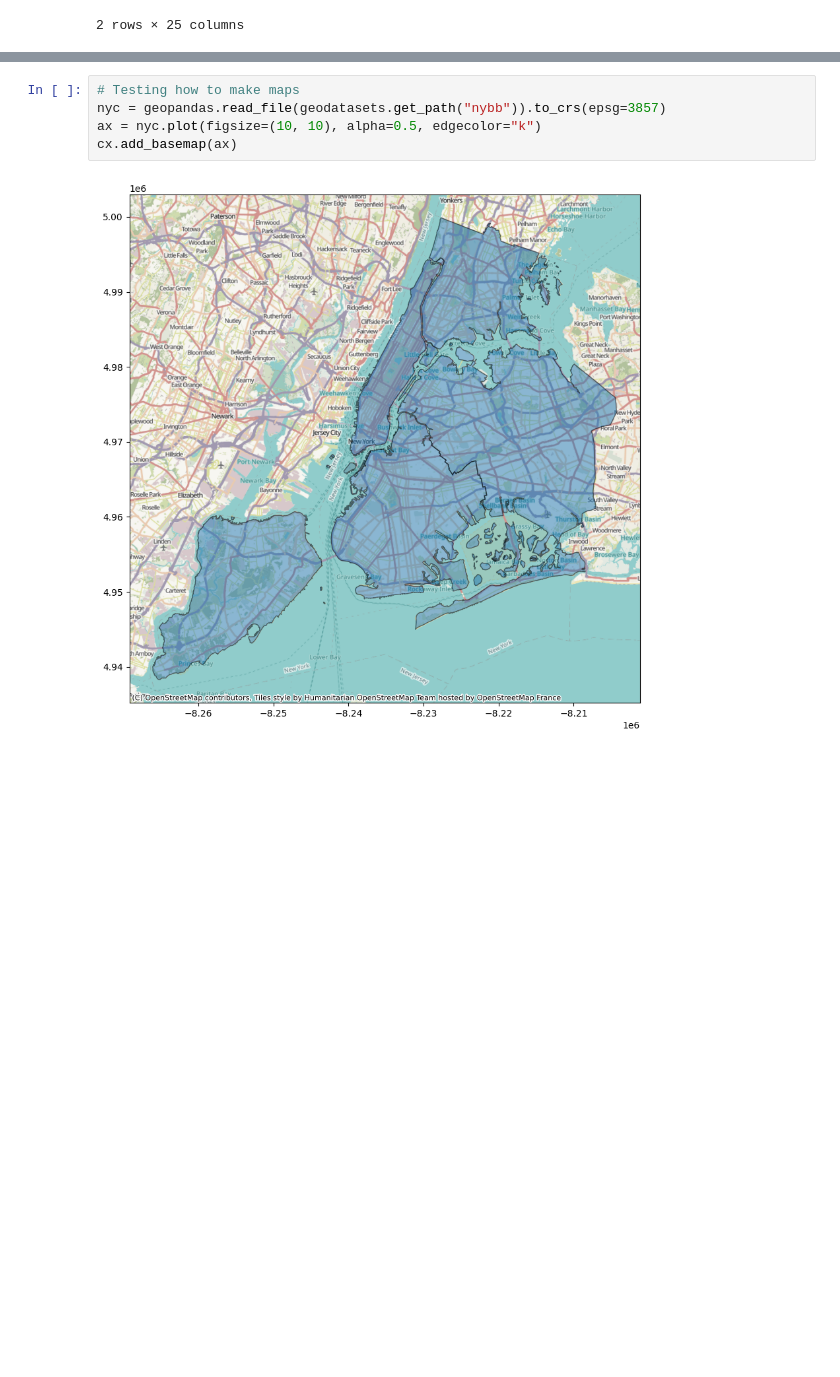
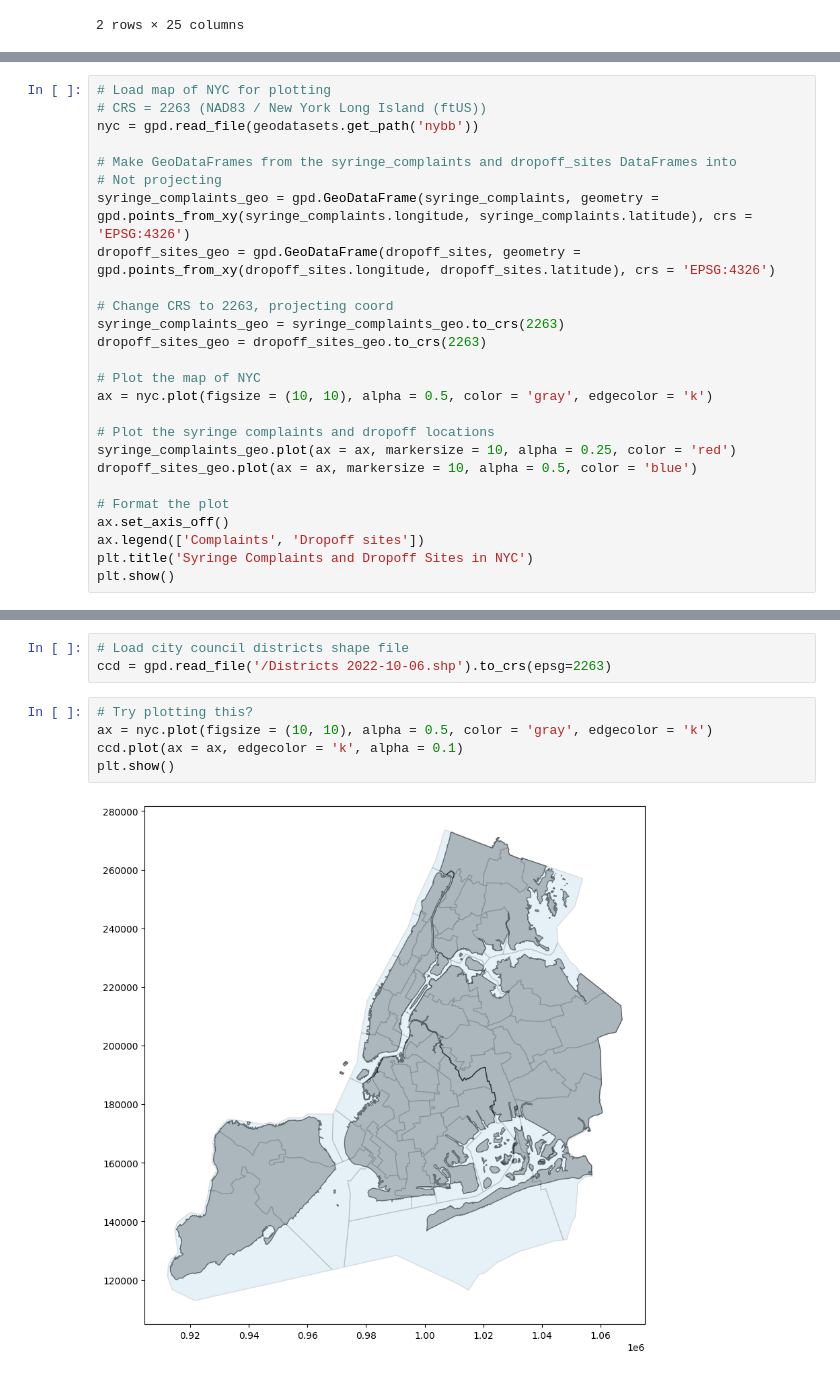
Before and after one commit to abretti/em212-applied-data-science, a Jupyter notebook: Final_Project.ipynb, the cells around one changed output, grey strips where cells are left out. Cells and saved outputs as stored; diff of their text form; blank space fills up the shorter version.

Commit message:
Improved plots

```diff
--- a/Final_Project.ipynb
+++ b/Final_Project.ipynb
@@ -121,0 +183,26 @@ dropoff_sites.head(2)
+# %%
+# Load map of NYC for plotting
+# CRS = 2263 (NAD83 / New York Long Island (ftUS))
+nyc = gpd.read_file(geodatasets.get_path('nybb'))
+
+# Make GeoDataFrames from the syringe_complaints and dropoff_sites DataFrames into
+# Not projecting
+syringe_complaints_geo = gpd.GeoDataFrame(syringe_complaints, geometry = gpd.points_from_xy(syringe_complaints.longitude, syringe_complaints.latitude), crs = 'EPSG:4326')
+dropoff_sites_geo = gpd.GeoDataFrame(dropoff_sites, geometry = gpd.points_from_xy(dropoff_sites.longitude, dropoff_sites.latitude), crs = 'EPSG:4326')
+
+# Change CRS to 2263, projecting coord
+syringe_complaints_geo = syringe_complaints_geo.to_crs(2263)
+dropoff_sites_geo = dropoff_sites_geo.to_crs(2263)
+
+# Plot the map of NYC
+ax = nyc.plot(figsize = (10, 10), alpha = 0.5, color = 'gray', edgecolor = 'k')
+
+# Plot the syringe complaints and dropoff locations
+syringe_complaints_geo.plot(ax = ax, markersize = 10, alpha = 0.25, color = 'red')
+dropoff_sites_geo.plot(ax = ax, markersize = 10, alpha = 0.5, color = 'blue')
+
+# Format the plot
+ax.set_axis_off()
+ax.legend(['Complaints', 'Dropoff sites'])
+plt.title('Syringe Complaints and Dropoff Sites in NYC')
+plt.show()
@@ -122,7 +211,10 @@ dropoff_sites.head(2)
+# %%
+# Load city council districts shape file
+ccd = gpd.read_file('/Districts 2022-10-06.shp').to_crs(epsg=2263)
 # %%
-# Testing how to make maps
-nyc = geopandas.read_file(geodatasets.get_path("nybb")).to_crs(epsg=3857)
-ax = nyc.plot(figsize=(10, 10), alpha=0.5, edgecolor="k")
-cx.add_basemap(ax)
+# Try plotting this?
+ax = nyc.plot(figsize = (10, 10), alpha = 0.5, color = 'gray', edgecolor = 'k')
+ccd.plot(ax = ax, edgecolor = 'k', alpha = 0.1)
+plt.show()
 # %% [output]
-[figure, old version]
+[figure, new version]
```
Also changed, not shown: parts of 18 cells of this notebook.
